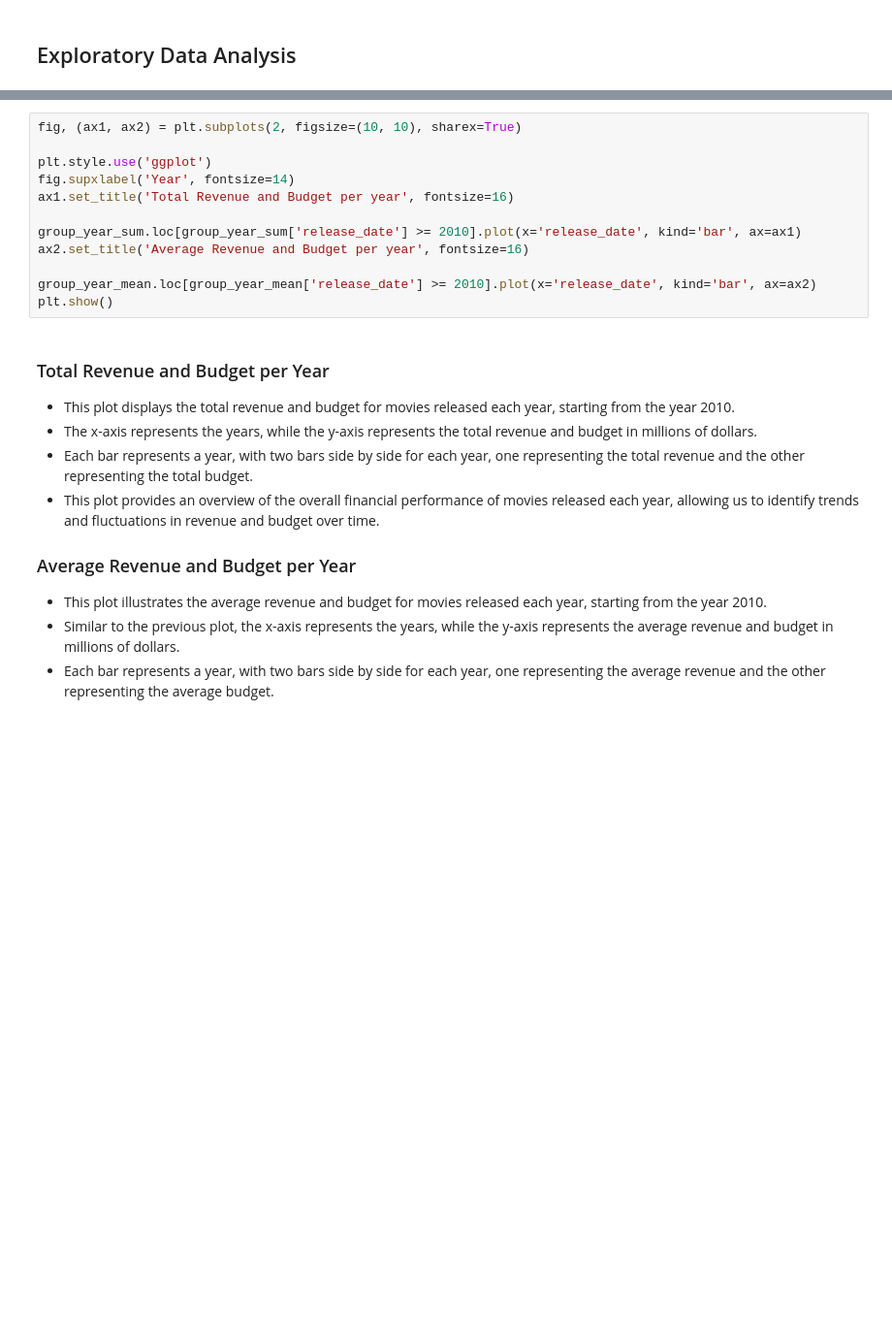
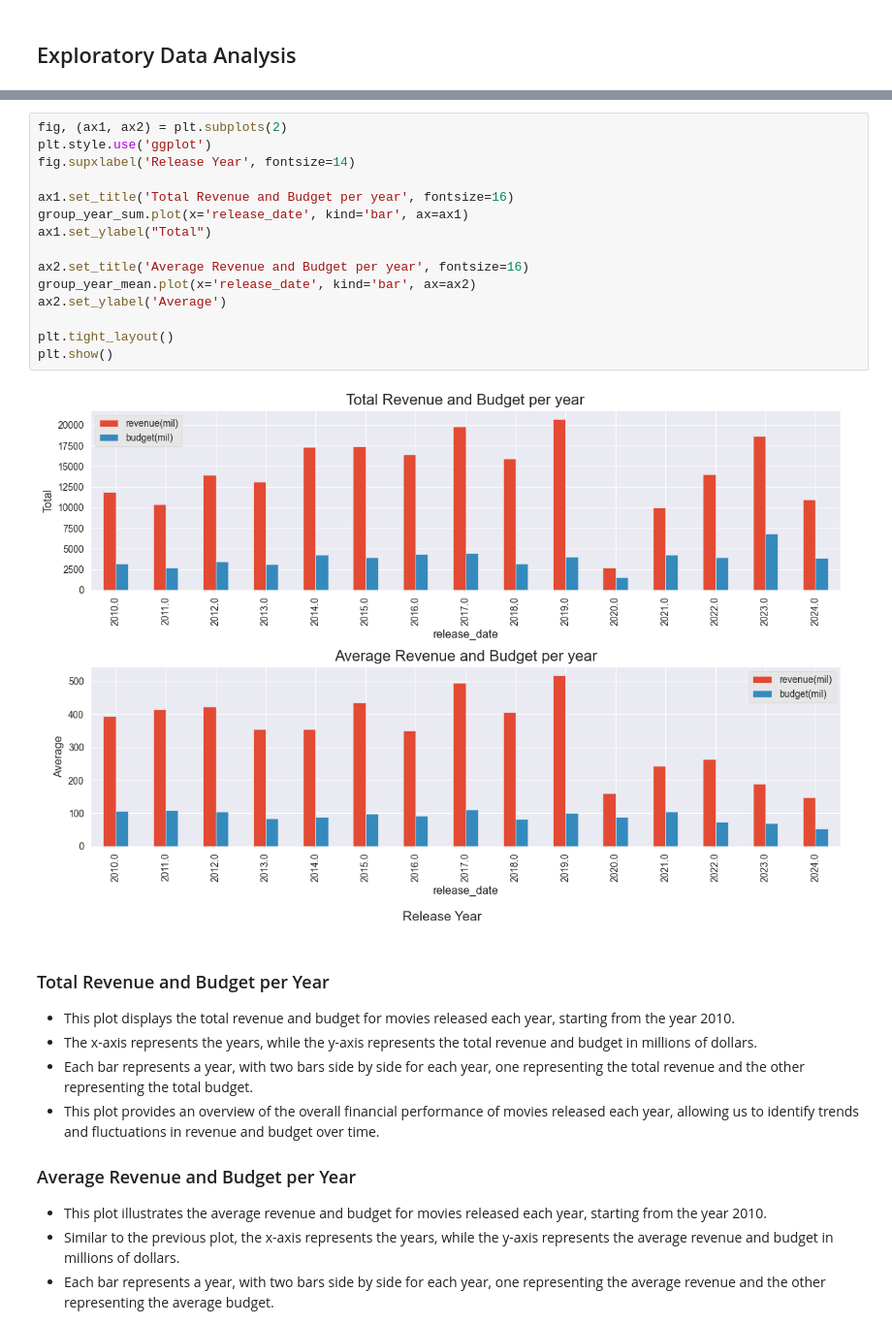
Before and after one commit to Enx-dev/cinemalyrics, a Jupyter notebook: notebooks/EDA.ipynb, the cells around one changed output, grey strips where cells are left out. Shown at 97% size. Cells and saved outputs as stored; diff of their text form; blank space fills up the shorter version.

```diff
--- a/notebooks/EDA.ipynb
+++ b/notebooks/EDA.ipynb
@@ -123,15 +159,20 @@ group_year_mean
 # %%
-fig, (ax1, ax2) = plt.subplots(2, figsize=(10, 10), sharex=True)
+fig, (ax1, ax2) = plt.subplots(2)
+plt.style.use('ggplot')
+fig.supxlabel('Release Year', fontsize=14)
 
-plt.style.use('ggplot')
-fig.supxlabel('Year', fontsize=14)
 ax1.set_title('Total Revenue and Budget per year', fontsize=16)
+group_year_sum.plot(x='release_date', kind='bar', ax=ax1)
+ax1.set_ylabel("Total")
 
-group_year_sum.loc[group_year_sum['release_date'] >= 2010].plot(x='release_date', kind='bar', ax=ax1)
 ax2.set_title('Average Revenue and Budget per year', fontsize=16)
+group_year_mean.plot(x='release_date', kind='bar', ax=ax2)
+ax2.set_ylabel('Average')
 
-group_year_mean.loc[group_year_mean['release_date'] >= 2010].plot(x='release_date', kind='bar', ax=ax2)
+plt.tight_layout()
 plt.show()
+# %% [output]
+[figure, added]
 # %% [markdown]
 ### Total Revenue and Budget per Year
 
```
Also changed, not shown: parts of 66 cells of this notebook, 3 other files.
